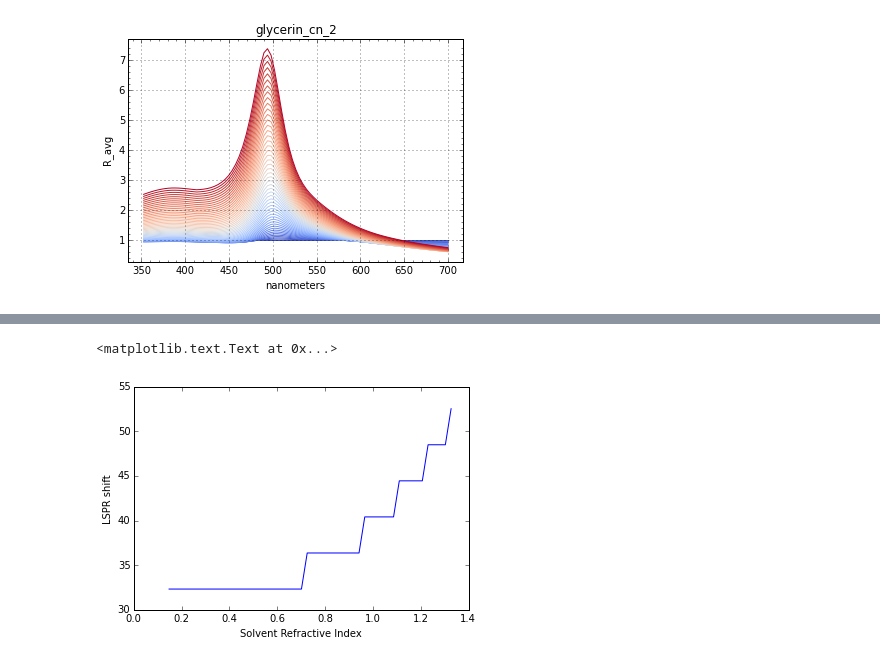
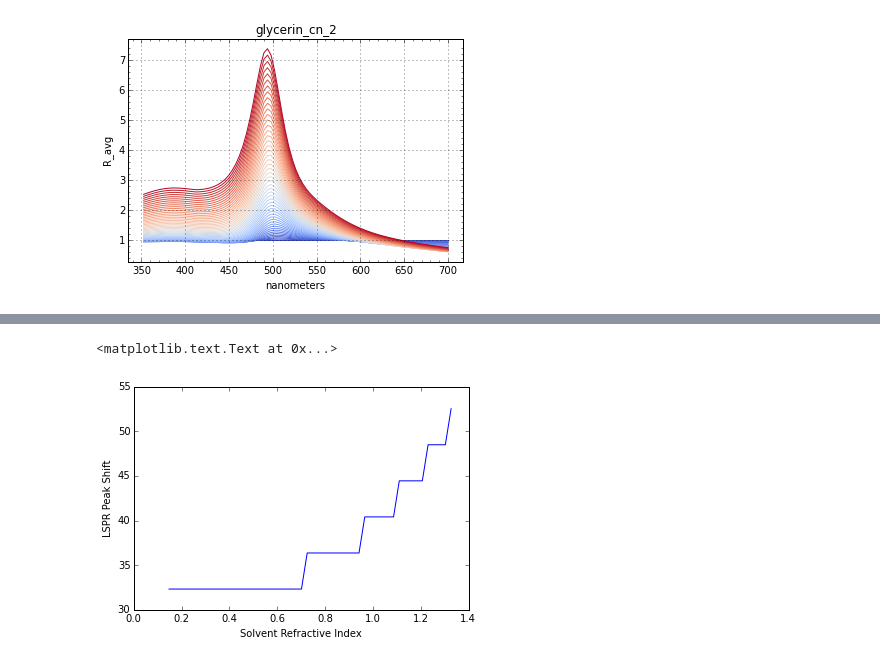
Before and after one commit to hughesadam87/PAME, a Jupyter notebook: Notebooks/glycerin_concentration.ipynb, the cells around one changed output, grey strips where cells are left out. Cells and saved outputs as stored; diff of their text form; code cells hidden in the pictures.

```diff
--- a/Notebooks/glycerin_concentration.ipynb
+++ b/Notebooks/glycerin_concentration.ipynb
@@ -45,7 +45,7 @@ WARNING:skspec.core.spectra:Spectrum does not have subtracted baseline; could af
 <matplotlib.axes._subplots.AxesSubplot at 0x...>
 [figure]
 # %%
-peak_shift = s1.inputs.values()[0]*100,ref1.idxmax()-522.222
+peak_shift = ref1.idxmax()-522.222
 glycerol_con = s1.inputs.values()[0]*100
 
 fig = plt.figure()
@@ -53,5 +53,5 @@ ax = fig.add_subplot(111)
 ax.plot(glycerol_con, peak_shift)
 ###522.222nm: the maximum LSPR wavelength of the AuNP we use
 ax.set_xlabel('Glycerol concentration/%')
-ax.set_ylabel('LSPR shift')
+ax.set_ylabel('LSPR Peak Shift')
 # %% [output]
@@ -60,12 +60,12 @@ ValueError: x and y must have same first dimension
 # %%
 # Calculate the refractive index of mixed glycerol and water solvent
 RI = s1.inputs.values()[0]*0.1476+(1-s1.inputs.values()[0])*1.327
 
 fig = plt.figure()
 ax = fig.add_subplot(111)
-ax.plot(RI,ref1.idxmax()-522.222)
+ax.plot(RI, peak_shift)
 ax.set_xlabel('Solvent Refractive Index')
-ax.set_ylabel('LSPR shift')
+ax.set_ylabel('LSPR Peak Shift')
 # %% [output]
 <matplotlib.text.Text at 0x...>
-[figure, old version]
+[figure, new version]
```
Also changed, not shown: parts of 1 cell of this notebook.
